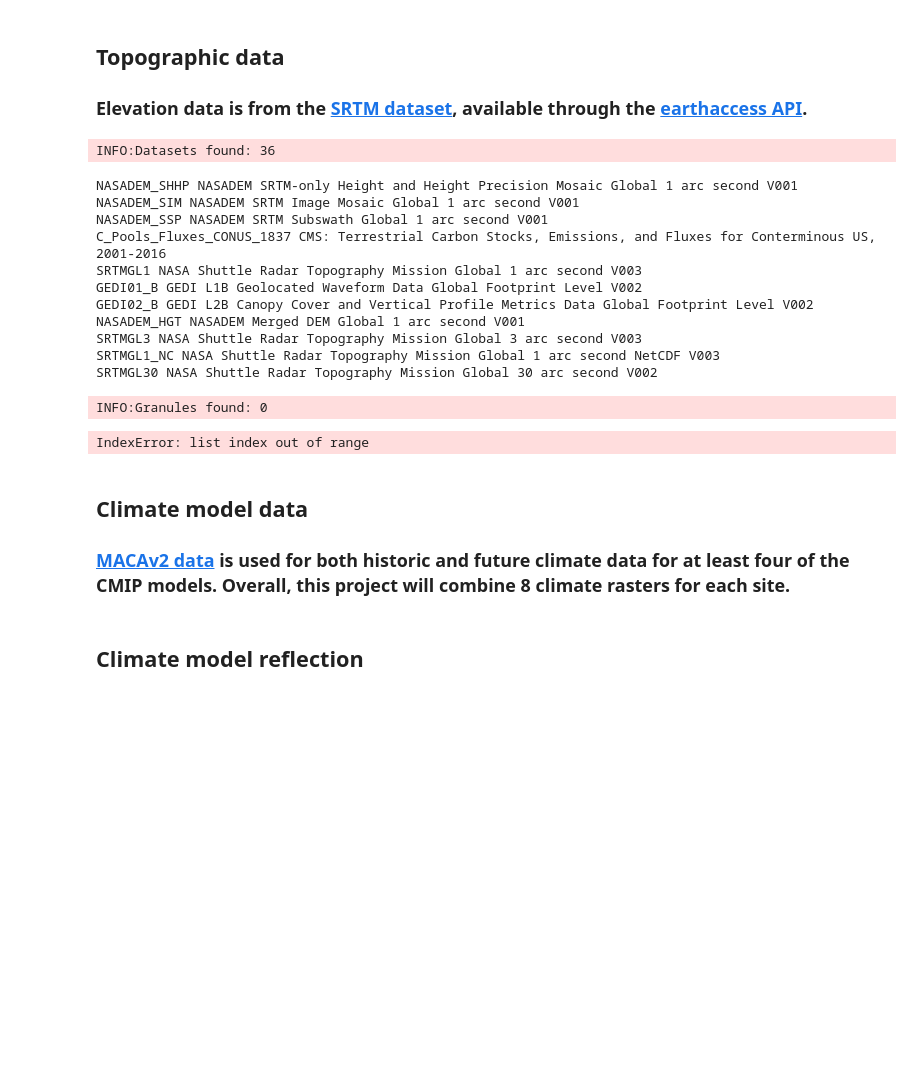
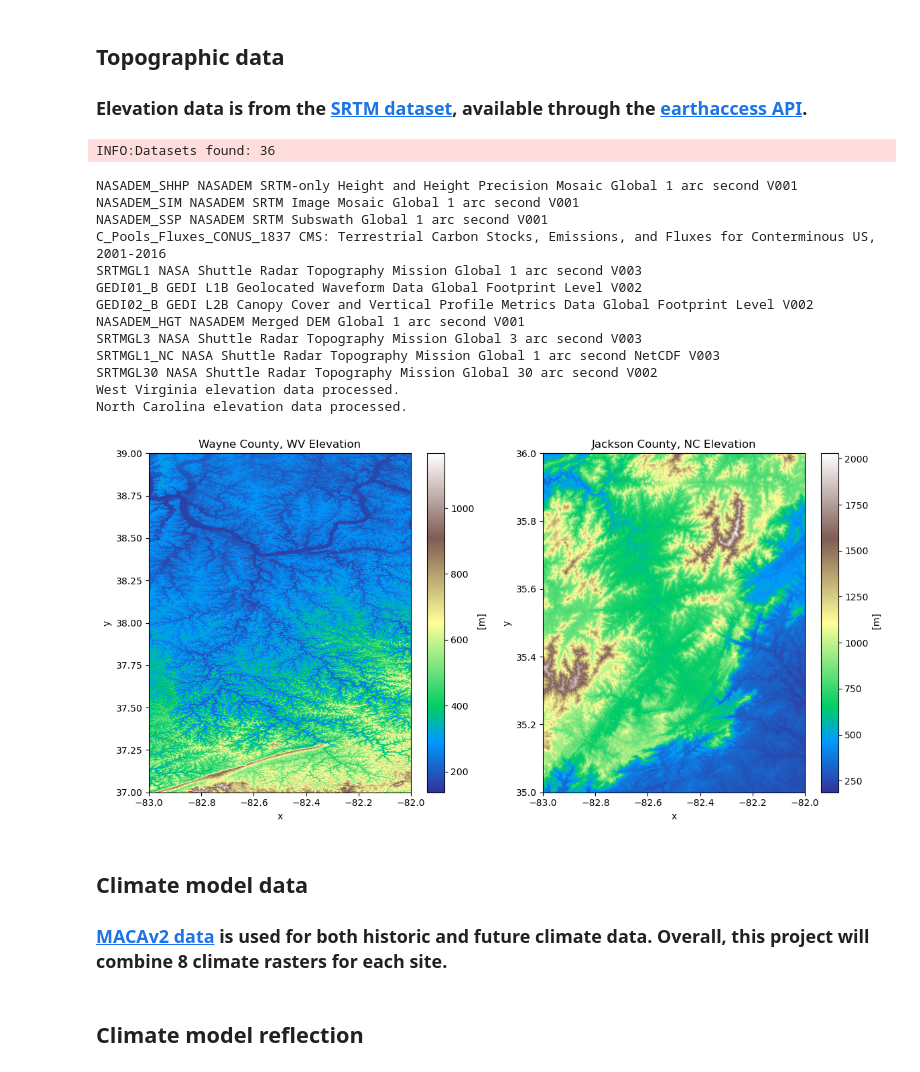
Before and after one commit to earthlab-education/habitat-suitability-BioNCphilic, a Jupyter notebook: climate.ipynb, the cells around one changed output. Drawn from its saved outputs; the diff is of its cells as text; code cells hidden in the pictures; blank space fills up the shorter version.

Commit message:
Topography complete

```diff
--- a/climate.ipynb
+++ b/climate.ipynb
@@ -435,7 +435,7 @@ plt.show()
 ## Topographic data
 ### Elevation data is from the [SRTM dataset](https://www.earthdata.nasa.gov/data/instruments/srtm), available through the [earthaccess API](https://earthaccess.readthedocs.io/en/latest/quick-start/).
 # %%
-# From Gemini
+# Acquire elevation data for both sites
 
 def search_and_print_datasets(keyword, count=10):
     """Searches for datasets and prints their short names and titles."""
@@ -447,18 +447,36 @@ def download_and_process_elevation(short_name, bounds, data_dir, pattern):
     """Downloads, extracts, and combines elevation data for a given location."""
     if not glob(pattern):
         results = earthaccess.search_data(short_name=short_name, bounding_box=bounds)
-        earthaccess.download(results, data_dir)
+        if results:  # Check if results is not empty
+            earthaccess.download(results, data_dir)
+        else:
+            print(f"No data found for {short_name} within the given bounds.")
+            return None #Return None if there is no data to process.
+
 
     da_list = []
     for path in glob(pattern):
         tile_da = rxr.open_rasterio(path, mask_and_scale=True).squeeze()
-        cropped_da = tile_da.rio.clip_box(*bounds)
-        da_list.append(cropped_da)
+        try:
+            cropped_da = tile_da.rio.clip_box(*bounds, allow_one_dimensional_raster=True) #Added allow_one_dimensional_raster=True.
+            da_list.append(cropped_da)
+        except ValueError as e:
+            print(f"Error clipping {path}: {e}")
+            continue #Go to the next file if an error occurs.
+    if not da_list: #If no tiles were found after downloading, return None.
+        print(f"No tiles found after download for {short_name}.")
+        return None
     return rxrmerge.merge_arrays(da_list)
 
 # Data for each location
-wv_data_dir = "./wv_data"
-nc_data_dir = "./nc_data"
+# Data for each location
+wv_data_dir = "../topography_data/wv_data"  # Changed download directory
+nc_data_dir = "../topography_data/nc_data"  # Changed download directory
+
+# Create directories if they don't exist
+os.makedirs(wv_data_dir, exist_ok=True)
+os.makedirs(nc_data_dir, exist_ok=True)
+
 wv_county = type("obj",(object,),{"total_bounds":(-83, 37, -82, 39)})
 nc_county = type("obj",(object,),{"total_bounds":(-83, 35, -82, 36)})
 
@@ -472,41 +490,57 @@ search_and_print_datasets(keyword='SRTM DEM', count=11)
 wv_srtm_pattern = os.path.join(wv_data_dir, '*.hgt.zip')
 wv_bounds = tuple(wv_county.total_bounds)
 wv_srtm_da = download_and_process_elevation(
-    short_name="WV-SRTMGL1",
+    short_name="SRTMGL1",
     bounds=wv_bounds,
     data_dir=wv_data_dir,
     pattern=wv_srtm_pattern,
 )
 
 # Download and process elevation data for Jackson County, NC
 nc_srtm_pattern = os.path.join(nc_data_dir, '*.hgt.zip')
 nc_bounds = tuple(nc_county.total_bounds)
 nc_srtm_da = download_and_process_elevation(
-    short_name="NC-SRTMGL1",
+    short_name="SRTMGL1",
     bounds=nc_bounds,
     data_dir=nc_data_dir,
     pattern=nc_srtm_pattern,
 )
 
 print("West Virginia elevation data processed.")
 print("North Carolina elevation data processed.")
+
+# Plotting the elevation data
+if wv_srtm_da is not None and nc_srtm_da is not None:
+    fig, axes = plt.subplots(1, 2, figsize=(12, 6))
+
+    wv_srtm_da.plot(ax=axes[0], cmap='terrain')
+    axes[0].set_title('Wayne County, WV Elevation')
+
+    nc_srtm_da.plot(ax=axes[1], cmap='terrain')
+    axes[1].set_title('Jackson County, NC Elevation')
+
+    plt.tight_layout()
+    plt.show()
+else:
+    print("One or both elevation data arrays are None. Cannot plot.")
 # %% [output]
 INFO:Datasets found: 36
 NASADEM_SHHP NASADEM SRTM-only Height and Height Precision Mosaic Global 1 arc second V001
 NASADEM_SIM NASADEM SRTM Image Mosaic Global 1 arc second V001
 NASADEM_SSP NASADEM SRTM Subswath Global 1 arc second V001
 C_Pools_Fluxes_CONUS_1837 CMS: Terrestrial Carbon Stocks, Emissions, and Fluxes for Conterminous US, 2001-2016
 SRTMGL1 NASA Shuttle Radar Topography Mission Global 1 arc second V003
 GEDI01_B GEDI L1B Geolocated Waveform Data Global Footprint Level V002
 GEDI02_B GEDI L2B Canopy Cover and Vertical Profile Metrics Data Global Footprint Level V002
 NASADEM_HGT NASADEM Merged DEM Global 1 arc second V001
 SRTMGL3 NASA Shuttle Radar Topography Mission Global 3 arc second V003
 SRTMGL1_NC NASA Shuttle Radar Topography Mission Global 1 arc second NetCDF V003
 SRTMGL30 NASA Shuttle Radar Topography Mission Global 30 arc second V002
+West Virginia elevation data processed.
+North Carolina elevation data processed.
-INFO:Granules found: 0
-IndexError: list index out of range
+[figure, added]
 # %% [markdown]
 ## Climate model data
-### [MACAv2 data]("http://thredds.northwestknowledge.net:8080/thredds/reacch_climate_CMIP5_macav2_catalog2.html") is used for both historic and future climate data for at least four of the CMIP models. Overall, this project will combine 8 climate rasters for each site.
+### [MACAv2 data]("http://thredds.northwestknowledge.net:8080/thredds/reacch_climate_CMIP5_macav2_catalog2.html") is used for both historic and future climate data. Overall, this project will combine 8 climate rasters for each site.
 # %%
 # From Gemini
```
Also changed, not shown: parts of 2 cells of this notebook.
